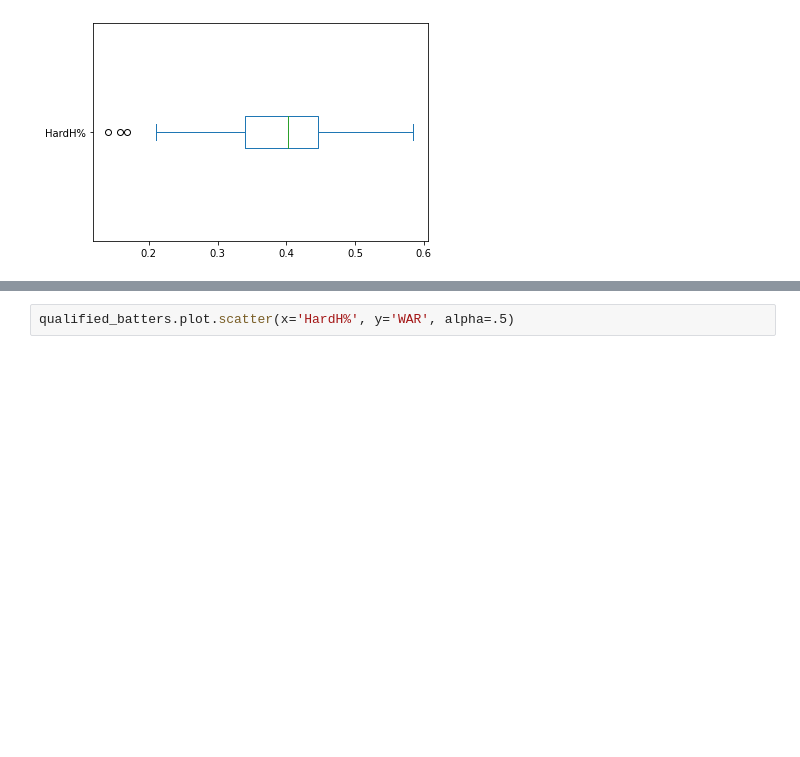
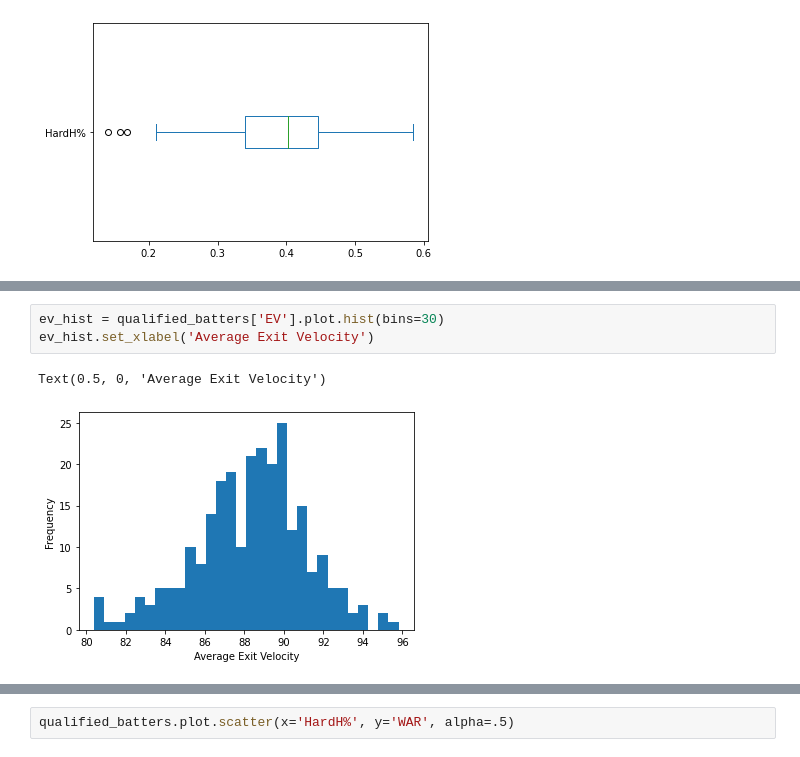
Before and after one commit to nrossidb/MLB-hard-hits-to-player-value, a Jupyter notebook: code_and_data/01_cleaning_and_eda.ipynb, the cells around one changed output, grey strips where cells are left out. Drawn from its saved outputs; the diff is of its cells as text; blank space fills up the shorter version.

```diff
--- a/code_and_data/01_cleaning_and_eda.ipynb
+++ b/code_and_data/01_cleaning_and_eda.ipynb
@@ -282,0 +297,6 @@ qualified_batters['HardH%'].plot.box(vert=False)
+# %%
+ev_hist = qualified_batters['EV'].plot.hist(bins=30)
+ev_hist.set_xlabel('Average Exit Velocity')
+# %% [output]
+Text(0.5, 0, 'Average Exit Velocity')
+[figure, added]
```
Also changed, not shown: parts of 6 cells of this notebook, 1 other file.
